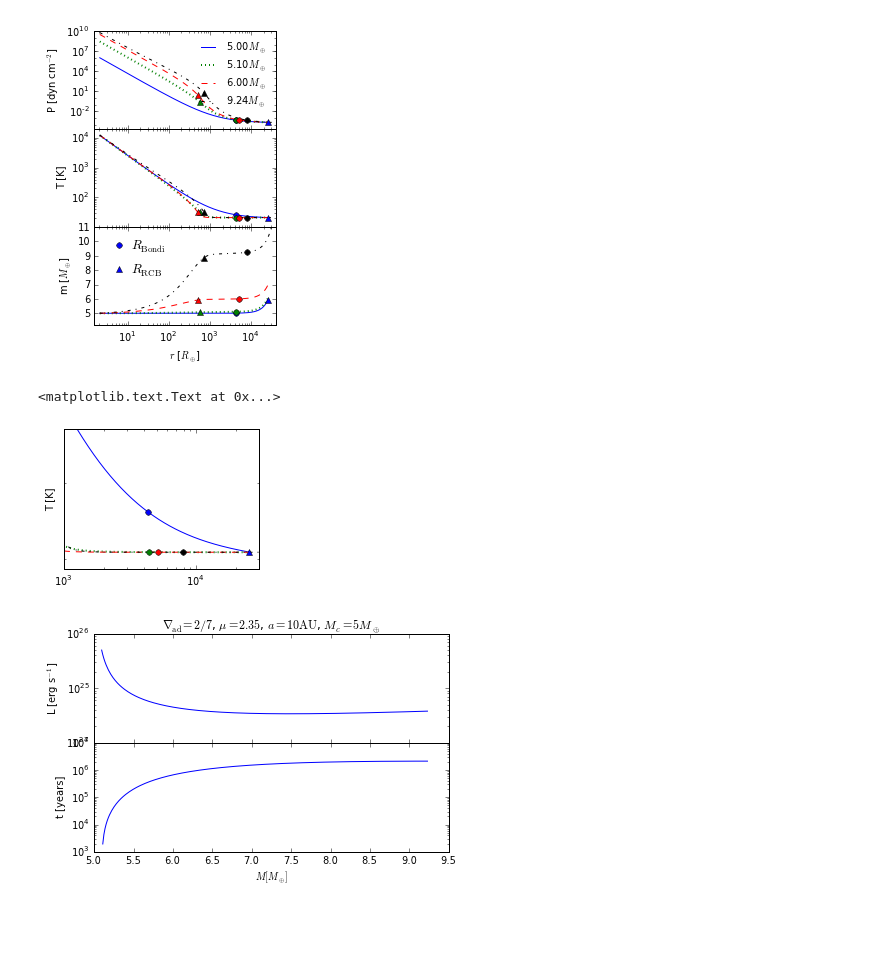
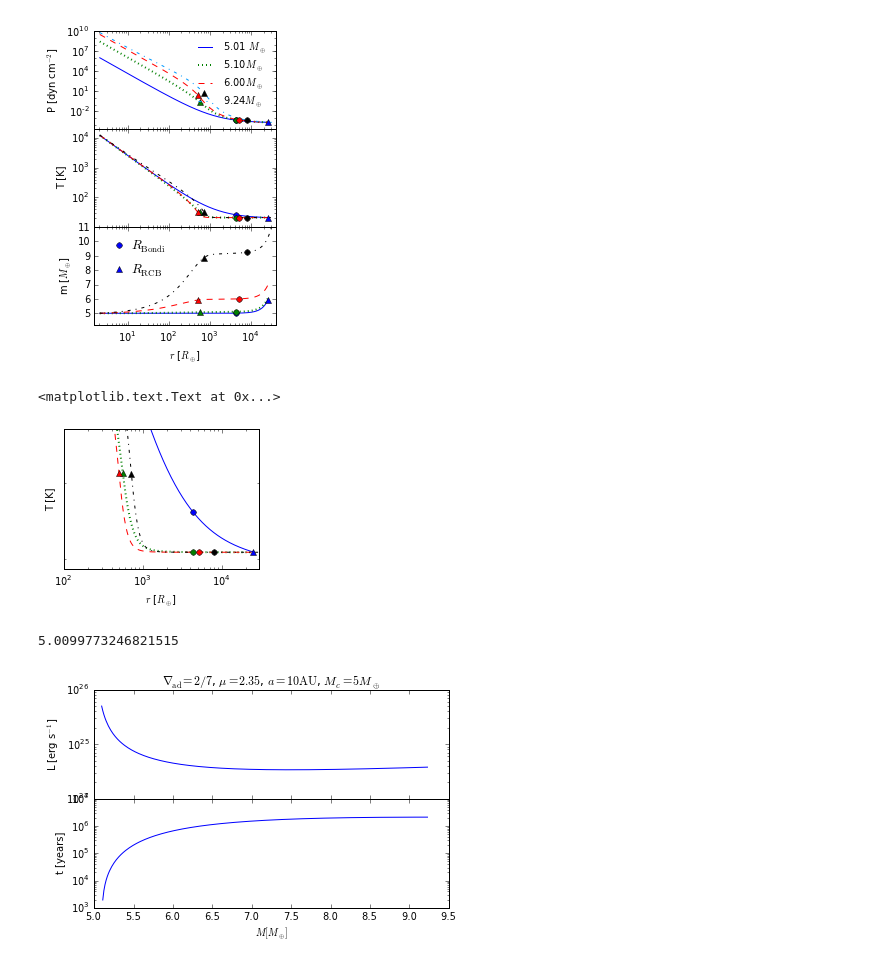
Before and after one commit to apiso/core_accretion, a Jupyter notebook: python/RadSGPoly/plots_poster.ipynb, the cells around one changed output. Drawn from its saved outputs; the diff is of its cells as text; code cells hidden in the pictures; blank space fills up the shorter version.

```diff
--- a/python/RadSGPoly/plots_poster.ipynb
+++ b/python/RadSGPoly/plots_poster.ipynb
@@ -103,10 +103,10 @@ filename = 'PTm_profiles_v2_smallM.pdf'
 f, (ax1, ax2, ax3) = plt.subplots(3, sharex=True, figsize = (3.5, 5.0))
 
 
-ax1.loglog(r1, P1, color = 'blue', label = str(MB1)[:4] + r'$M_{\oplus}$')
+ax1.loglog(r1, P1, color = 'blue', label =  r'5.01 $M_{\oplus}$')
 ax1.loglog(r2, P2, color = 'green', linestyle = ':', linewidth = 2, label = str(MB2)[:4] + r'$M_{\oplus}$')
 ax1.loglog(r3, P3, color = 'red', linestyle = '--', label = str(MB3)[:4] + r'$M_{\oplus}$')
-ax1.loglog(r4, P4, color = 'black', linestyle = '-.', label = str(MB4)[:4] + r'$M_{\oplus}$')
+ax1.loglog(r4, P4, color = '#0099ff', linestyle = '-.', label = str(MB4)[:4] + r'$M_{\oplus}$')
 ax1.semilogx(RB1, PB1, '.', ms = 10, color = 'blue')
 ax1.semilogx(RB2, PB2, '.', ms = 10, color = 'green')
 ax1.semilogx(RB3, PB3, '.', ms = 10, color = 'red')
@@ -160,31 +160,36 @@ plt.tight_layout()
 f.subplots_adjust(hspace=0)
 
 
-plt.savefig(userpath + '/figs/ModelAtmospheres/RadSelfGravPoly/Profiles/' + filename)
+#plt.savefig(userpath + '/figs/ModelAtmospheres/RadSelfGravPoly/Profiles/' + filename)
 # %% [output]
-[figure, old version]
+[figure, new version]
 # %%
 f, (ax2) = plt.subplots(1, sharex=True, figsize = (3.5, 2.5))
 
 ax2.loglog(r1, T1, color = 'blue')
 ax2.loglog(r2, T2, color = 'green', linestyle = ':', linewidth = 2)
 ax2.loglog(r3, T3, color = 'red', linestyle = '--')
 ax2.loglog(r4, T4, color = 'black', linestyle = '-.')
 ax2.semilogx(RB1, TB1, '.', ms = 10, color = 'blue')
 ax2.semilogx(RB2, TB2, '.', ms = 10, color = 'green')
 ax2.semilogx(RB3, TB3, '.', ms = 10, color = 'red')
 ax2.semilogx(RB4, TB4, '.', ms = 10, color = 'black')
 ax2.semilogx(rcb1, Tcb1, '^', ms = 5, color = 'blue')
 ax2.semilogx(rcb2, Tcb2, '^', ms = 5, color = 'green')
 ax2.semilogx(rcb3, Tcb3, '^', ms = 5, color = 'red')
 ax2.semilogx(rcb4, Tcb4, '^', ms = 5, color = 'black')
 ax2.set_ylim(19, 40)
-ax2.set_xlim(1e3, 3e4)
+ax2.set_xlim(1e2, 3e4)
+ax2.set_xlabel(r'$r$ [$R_{\oplus}$]')
 ax2.set_ylabel(r'T [K]')
 #ax2.yaxis.set_ticks([10**2, 10**3, 10**4])
 # %% [output]
 <matplotlib.text.Text at 0x...>
-[figure, old version]
+[figure, new version]
+# %%
+MB1
+# %% [output]
+5.0099773246821515
 # %%
 L = paramcrit.L
 t = 0 * numpy.ndarray(shape = (len(dtcrit)), dtype = float)
```
Also changed, not shown: parts of 6 cells of this notebook, 14 other files.
